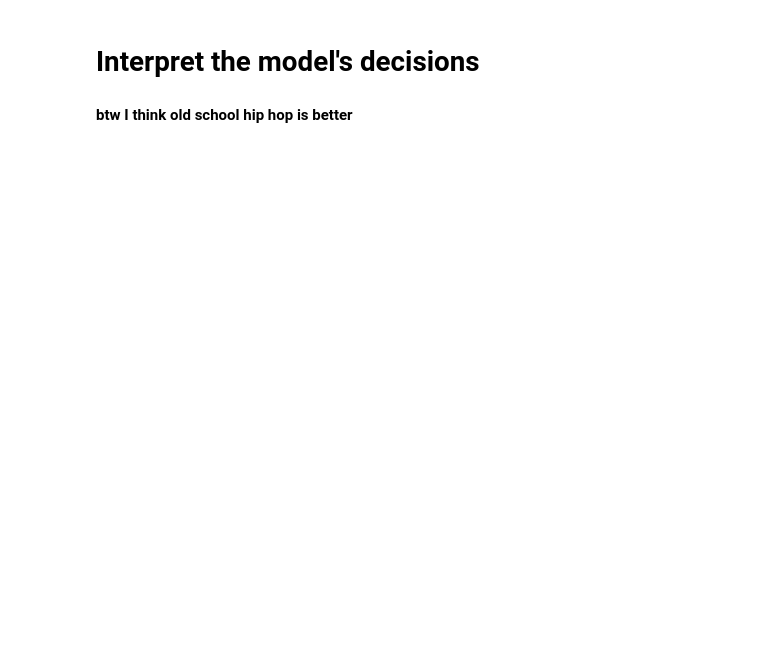
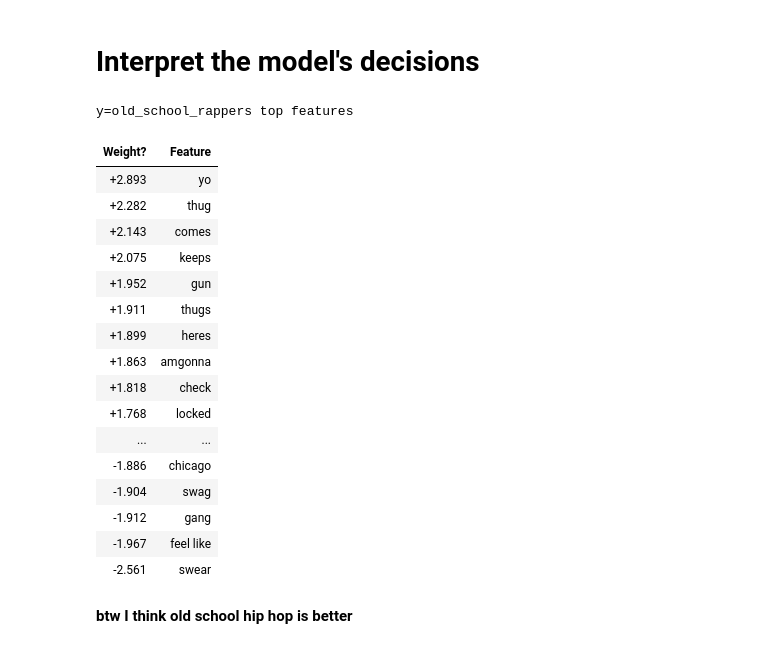
Before and after one commit to arielszabo/Old_n_New_School_Rap, a Jupyter notebook: Old_VS_New.ipynb, the cells around one changed output. Cells and saved outputs as stored; diff of their text form; code cells hidden in the pictures; blank space fills up the shorter version.

```diff
--- a/Old_VS_New.ipynb
+++ b/Old_VS_New.ipynb
@@ -325,5 +322,14 @@ slang_word_convertor = {
 for key, value in slang_word_convertor.items():
     clean_data['clean_lyrics'] = clean_data['clean_lyrics'].str.replace(f'[\b\s]({key})[\b\s]', value)
+# %%
+# custom clean names
+for artist_name in set(clean_data.artist):
+    for part_of_artist_name in artist_name.lower().split():
+        clean_data['clean_lyrics'] = clean_data['clean_lyrics'].str.replace(f'[\b\s]({part_of_artist_name})[\b\s]', '')
+
+clean_data['clean_lyrics'] = clean_data['clean_lyrics'].str.replace(f'[\b\s](bad boy)[\b\s]', '')
+clean_data['clean_lyrics'] = clean_data['clean_lyrics'].str.replace(f'[\b\s](queen bee)[\b\s]', '')
+clean_data['clean_lyrics'] = clean_data['clean_lyrics'].str.replace(f'[\b\s](weezy)[\b\s]', '')
 # %% [markdown]
 After this clean up we can go ahead and **get to know our data better**:<br/>
 start by simply ploting the amout of full song lyrics we have from each type of "rapper_type":
@@ -503,2 +552,25 @@ eli5.show_weights(model)
+# %%
+import eli5
+eli5.show_weights(model,top=25)
+# eli5.show_weights(model.steps[-1][-1].get_booster(), vec=model.steps[0][-1])
+# %% [output]
+y=old_school_rappers top features
+| Weight? | Feature |
+| +2.893 | yo |
+| +2.282 | thug |
+| +2.143 | comes |
+| +2.075 | keeps |
+| +1.952 | gun |
+| +1.911 | thugs |
+| +1.899 | heres |
+| +1.863 | amgonna |
+| +1.818 | check |
+| +1.768 | locked |
+| ... | ... |
+| -1.886 | chicago |
+| -1.904 | swag |
+| -1.912 | gang |
+| -1.967 | feel like |
+| -2.561 | swear |
 # %% [markdown]
 **btw I think old school hip hop is better**
```
Also changed, not shown: parts of 31 cells of this notebook, 1 other file.
